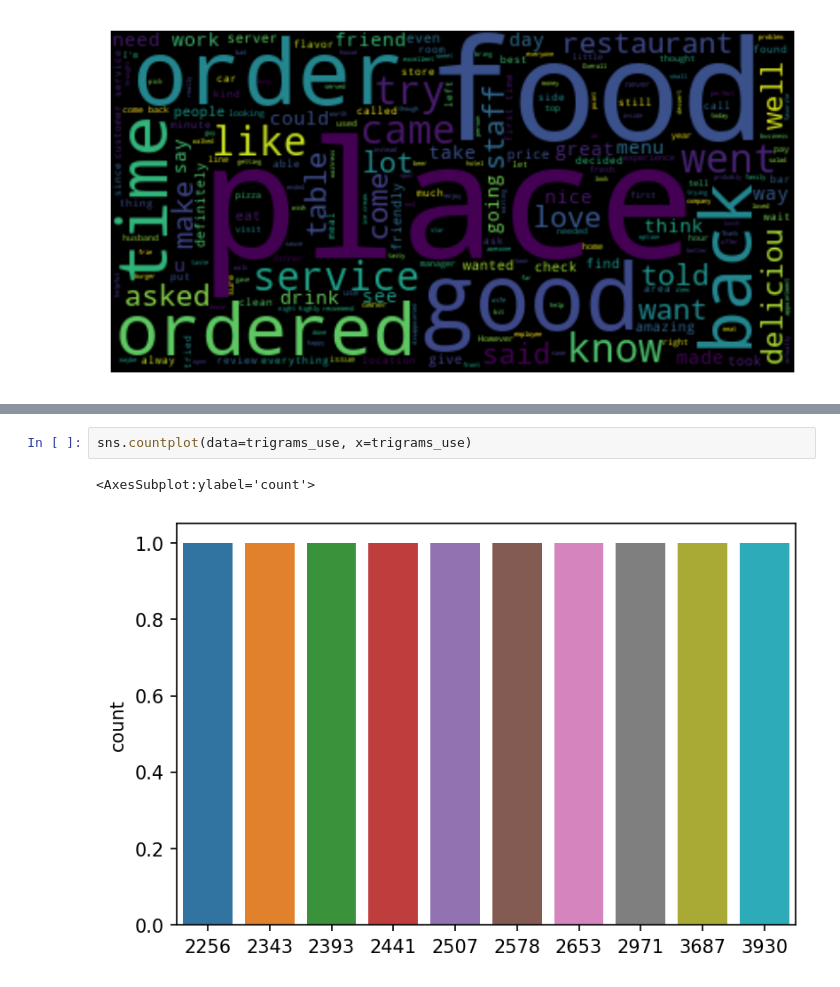
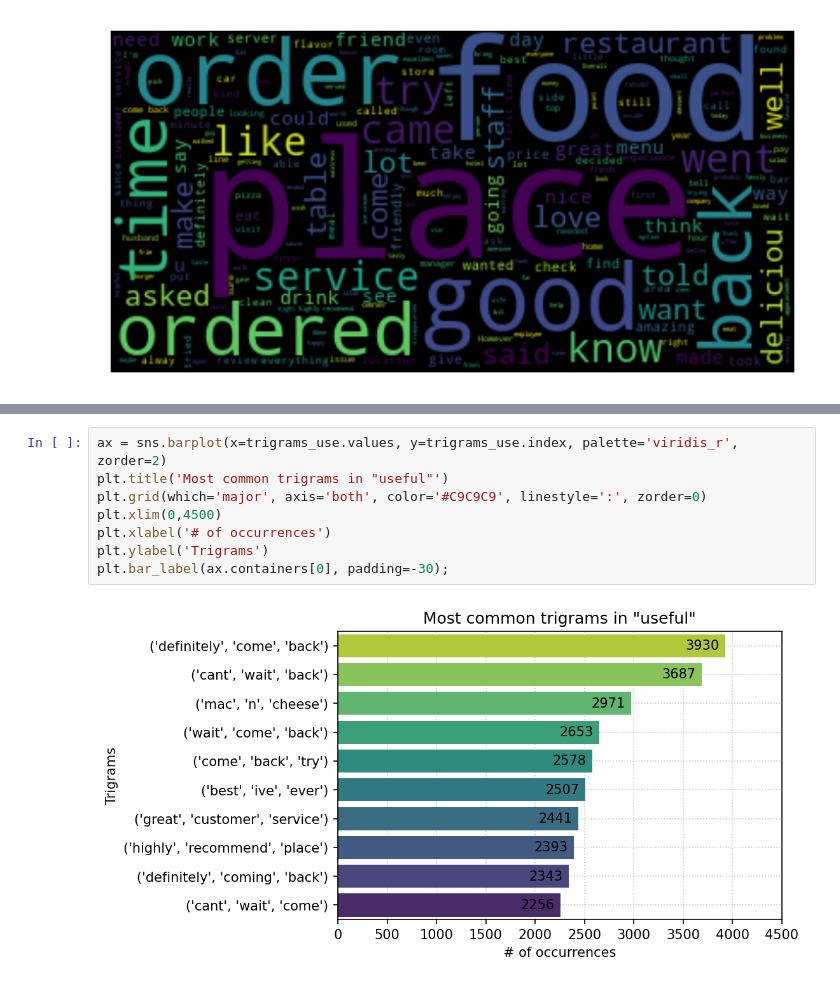
Before and after one commit to Jerwin87/Yelp-Capstone, a Jupyter notebook: notebooks/fb_EDA_Quality.ipynb, the cells around one changed output, grey strips where cells are left out. Cells and saved outputs as stored; diff of their text form.

```diff
--- a/notebooks/fb_EDA_Quality.ipynb
+++ b/notebooks/fb_EDA_Quality.ipynb
@@ -364,5 +335,10 @@ dtype: int64
-# %%
-sns.countplot(data=trigrams_use, x=trigrams_use)
-# %% [output]
-<AxesSubplot:ylabel='count'>
-[figure, removed]
+# %%
+ax = sns.barplot(x=trigrams_use.values, y=trigrams_use.index, palette='viridis_r', zorder=2)
+plt.title('Most common trigrams in "useful"')
+plt.grid(which='major', axis='both', color='#C9C9C9', linestyle=':', zorder=0)
+plt.xlim(0,4500)
+plt.xlabel('# of occurrences')
+plt.ylabel('Trigrams')
+plt.bar_label(ax.containers[0], padding=-30);
+# %% [output]
+[figure, added]
```
Also changed, not shown: parts of 20 cells of this notebook.
